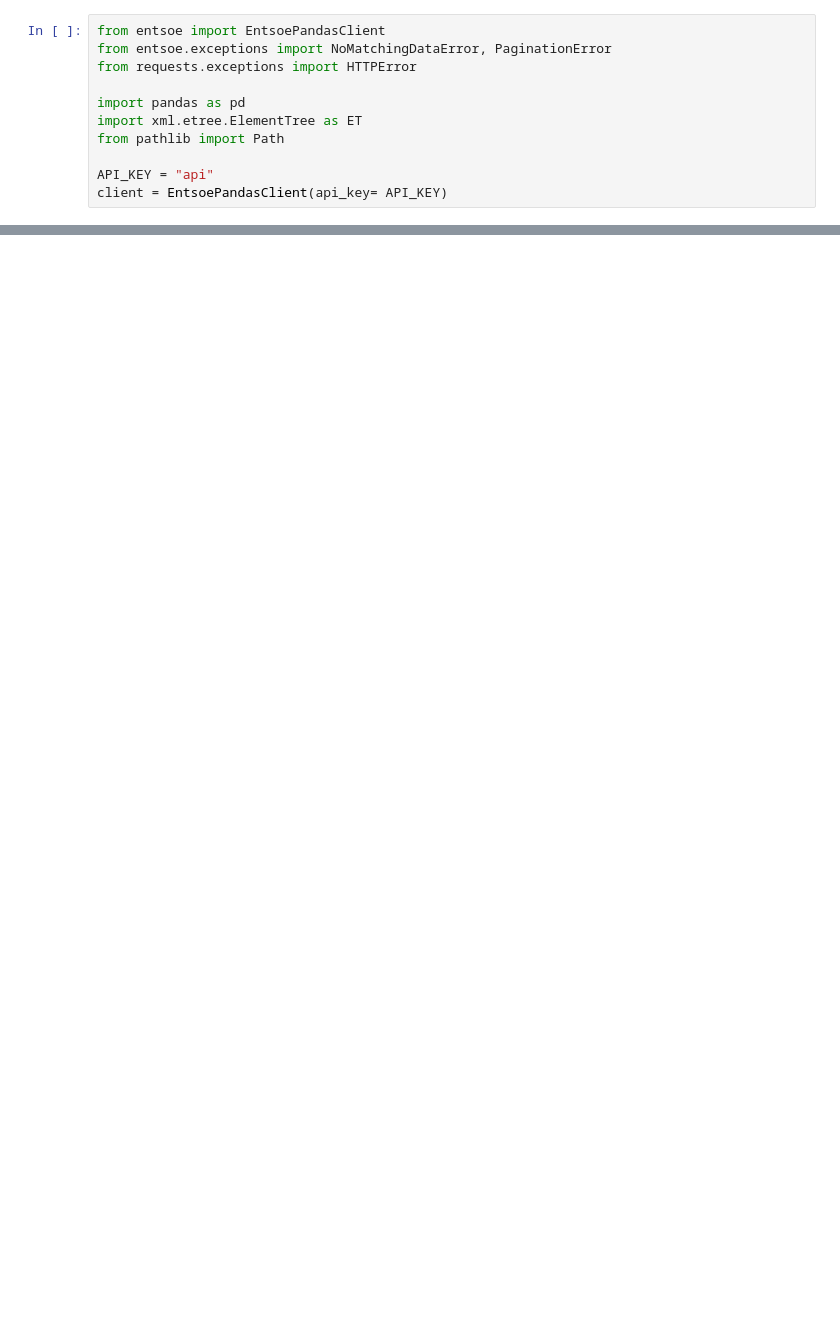
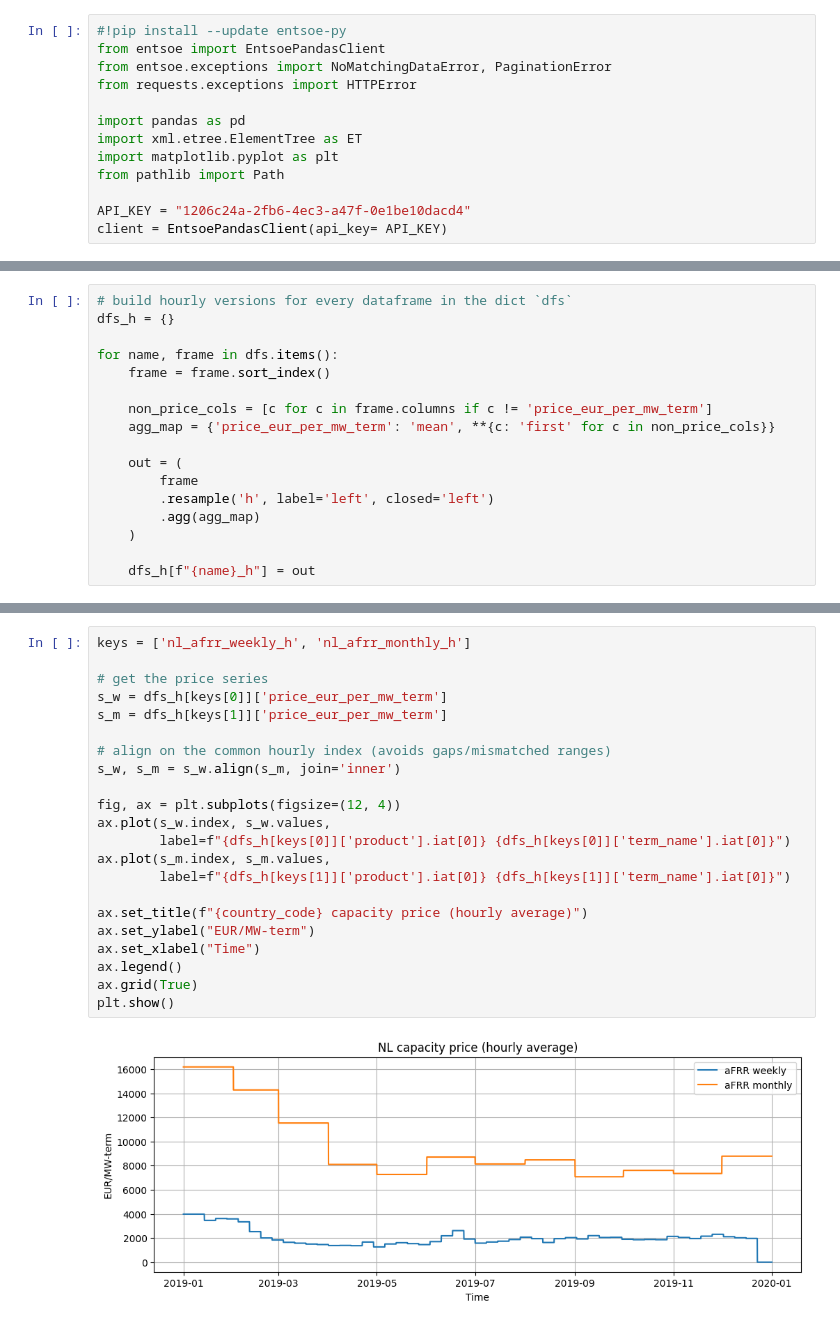
Before and after one commit to keenanveronica/balacing_capacity_price, a Jupyter notebook: balancing_NL2019.ipynb, the cells around one changed output, grey strips where cells are left out. Cells and saved outputs as stored; diff of their text form; blank space fills up the shorter version.

Commit message:
import 2019 balancing prices, check availability and plot

```diff
--- a/balancing_NL2019.ipynb
+++ b/balancing_NL2019.ipynb
@@ -1,13 +1,15 @@
 # %%
+#!pip install --update entsoe-py
 from entsoe import EntsoePandasClient
 from entsoe.exceptions import NoMatchingDataError, PaginationError
 from requests.exceptions import HTTPError
 
 import pandas as pd
 import xml.etree.ElementTree as ET
+import matplotlib.pyplot as plt
 from pathlib import Path
 
-API_KEY = "api"
+API_KEY = "1206c24a-2fb6-4ec3-a47f-0e1be10dacd4"
 client = EntsoePandasClient(api_key= API_KEY)
 # %%
 start = pd.Timestamp("2019-01-01", tz="Europe/Brussels")
@@ -90,0 +147,17 @@ MISSING:
+# %%
+# build hourly versions for every dataframe in the dict `dfs`
+dfs_h = {}
+
+for name, frame in dfs.items():
+    frame = frame.sort_index()
+
+    non_price_cols = [c for c in frame.columns if c != 'price_eur_per_mw_term']
+    agg_map = {'price_eur_per_mw_term': 'mean', **{c: 'first' for c in non_price_cols}}
+
+    out = (
+        frame
+        .resample('h', label='left', closed='left')
+        .agg(agg_map)
+    )
+
+    dfs_h[f"{name}_h"] = out
@@ -90,0 +190,24 @@ MISSING:
+# %%
+keys = ['nl_afrr_weekly_h', 'nl_afrr_monthly_h']
+
+# get the price series
+s_w = dfs_h[keys[0]]['price_eur_per_mw_term']
+s_m = dfs_h[keys[1]]['price_eur_per_mw_term']
+
+# align on the common hourly index (avoids gaps/mismatched ranges)
+s_w, s_m = s_w.align(s_m, join='inner')
+
+fig, ax = plt.subplots(figsize=(12, 4))
+ax.plot(s_w.index, s_w.values,
+        label=f"{dfs_h[keys[0]]['product'].iat[0]} {dfs_h[keys[0]]['term_name'].iat[0]}")
+ax.plot(s_m.index, s_m.values,
+        label=f"{dfs_h[keys[1]]['product'].iat[0]} {dfs_h[keys[1]]['term_name'].iat[0]}")
+
+ax.set_title(f"{country_code} capacity price (hourly average)")
+ax.set_ylabel("EUR/MW-term")
+ax.set_xlabel("Time")
+ax.legend()
+ax.grid(True)
+plt.show()
+# %% [output]
+[figure, added]
```
Also changed, not shown: parts of 4 cells of this notebook.
